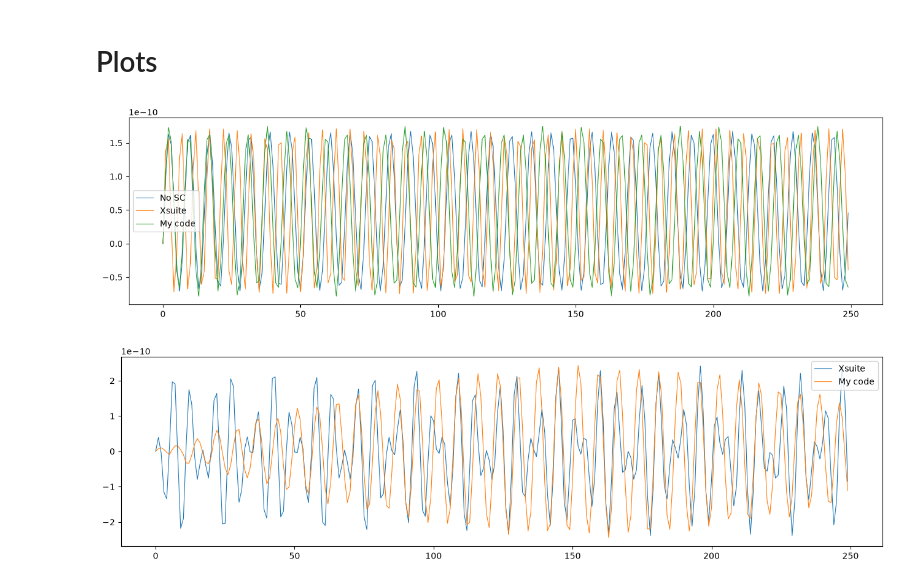
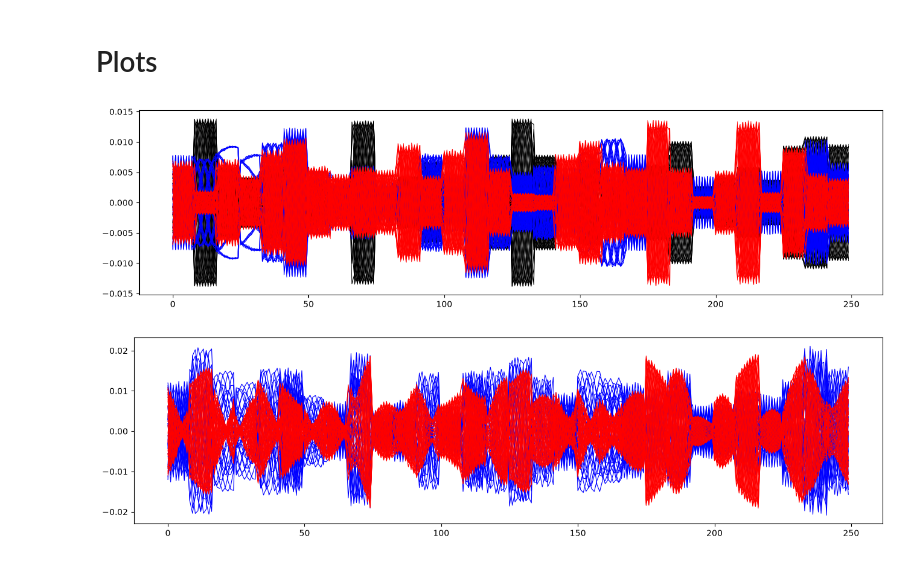
Before and after one commit to robertsimpson03/indirect_space_charge_python, a Jupyter notebook: ISIS_example/validate_my_element.ipynb, the cells around one changed output. Cells and saved outputs as stored; diff of their text form; code cells hidden in the pictures.

```diff
--- a/ISIS_example/validate_my_element.ipynb
+++ b/ISIS_example/validate_my_element.ipynb
@@ -23,13 +30,21 @@ n_spacecharge_elements = 20
 # %%
 line = build_line()
 
-particles = line.build_particles(x=0, y=0, px=0, py=0)
+particles = line.build_particles(
+    x_norm=np.random.normal(size=n_particles),
+    px_norm=np.random.normal(size=n_particles),
+    y_norm=np.random.normal(size=n_particles),
+    py_norm=np.random.normal(size=n_particles),
+    nemitt_x=nemitt_x, nemitt_y=nemitt_y,
+    weight=intensity / n_particles,
+    method='4d',
+)
 
 length = line.get_length()
 for i, s in enumerate(np.linspace(0, length, n_monitors, endpoint=False)):
     line = add_monitor(line, particles, s, n_turns, name=i+1)
 
-line.build_tracker(_context=xo.ContextCpu(omp_num_threads=10))
+line.build_tracker(_context=xo.ContextCpu(omp_num_threads=THREADS))
 line.track(particles, num_turns=n_turns, time=True)
 
 x = np.array([line.element_dict[f'monitor_{i+1}'].x.T for i in range(n_monitors)])
@@ -62,20 +85,28 @@ Done compiling ContextCpu kernels.
 # %% [markdown]
 # My code
 # %%
-line = build_line()
+line_mycode = build_line()
 
-particles = line.build_particles(x=0, y=0, px=0, py=0)
+particles = line_mycode.build_particles(
+    x_norm=np.random.normal(size=n_particles),
+    px_norm=np.random.normal(size=n_particles),
+    y_norm=np.random.normal(size=n_particles),
+    py_norm=np.random.normal(size=n_particles),
+    nemitt_x=nemitt_x, nemitt_y=nemitt_y,
+    weight=intensity / n_particles,
+    method='4d',
+)
 
-length = line.get_length()
+length = line_mycode.get_length()
 for i, s in enumerate(np.linspace(0, length, n_monitors, endpoint=False)):
-    line = add_monitor(line, particles, s, n_turns, name=i+1)
+    line_mycode = add_monitor(line_mycode, particles, s, n_turns, name=i+1)
 
-line = install_spacecharge_frozen(line, 1e12, n_spacecharge_elements, nemitt_x=1e-6, nemitt_y=1e-6, indirect_sc=False)
+line_mycode = install_spacecharge_frozen(line_mycode, intensity, n_spacecharge_elements, nemitt_x=nemitt_x, nemitt_y=nemitt_y, indirect_sc=False)
 
-line.build_tracker(_context=xo.ContextCpu(omp_num_threads=10))
-line.track(particles, num_turns=n_turns, time=True)
+line_mycode.build_tracker(_context=xo.ContextCpu(omp_num_threads=THREADS))
+line_mycode.track(particles, num_turns=n_turns, time=True)
 
-x = np.array([line.element_dict[f'monitor_{i+1}'].x.T for i in range(n_monitors)])
+x = np.array([line_mycode.element_dict[f'monitor_{i+1}'].x.T for i in range(n_monitors)])
 x_mycode = x.T.reshape(-1, np.shape(x)[2])
 # %% [output]
 /home/robert/projects/indirect_space_charge_python/Lattice_Files/02_Aperture_Lattice/ISIS.injected_beam
@@ -88,19 +119,19 @@ Done compiling ContextCpu kernels.
 # %%
 fig, ax = plt.subplots(1, figsize=(16,4))
 lw=0.8
-ax.plot(x_nosc, lw=lw, label='No SC')
-ax.plot(x_xsuite, lw=lw, label='Xsuite')
-ax.plot(x_mycode, lw=lw, label='My code')
-ax.legend()
+ax.plot(x_nosc, lw=lw, c='k', label='No SC')
+ax.plot(x_xsuite, lw=lw, c='b', label='Xsuite')
+ax.plot(x_mycode, lw=lw, c='r', label='My code')
+#ax.legend()
 plt.show()
 # %% [output]
-[figure, old version]
+[figure, new version]
 # %%
 fig, ax = plt.subplots(1, figsize=(16,4))
 lw=0.8
-ax.plot(x_xsuite-x_nosc, lw=lw, label='Xsuite')
-ax.plot(x_mycode-x_nosc, lw=lw, label='My code')
-ax.legend()
+ax.plot(x_xsuite-x_nosc, lw=lw, c='b', label='Xsuite')
+ax.plot(x_mycode-x_nosc, lw=lw, c='r', label='My code')
+#ax.legend()
 plt.show()
 # %% [output]
-[figure, old version]
+[figure, new version]
```
Also changed, not shown: parts of 9 cells of this notebook.
